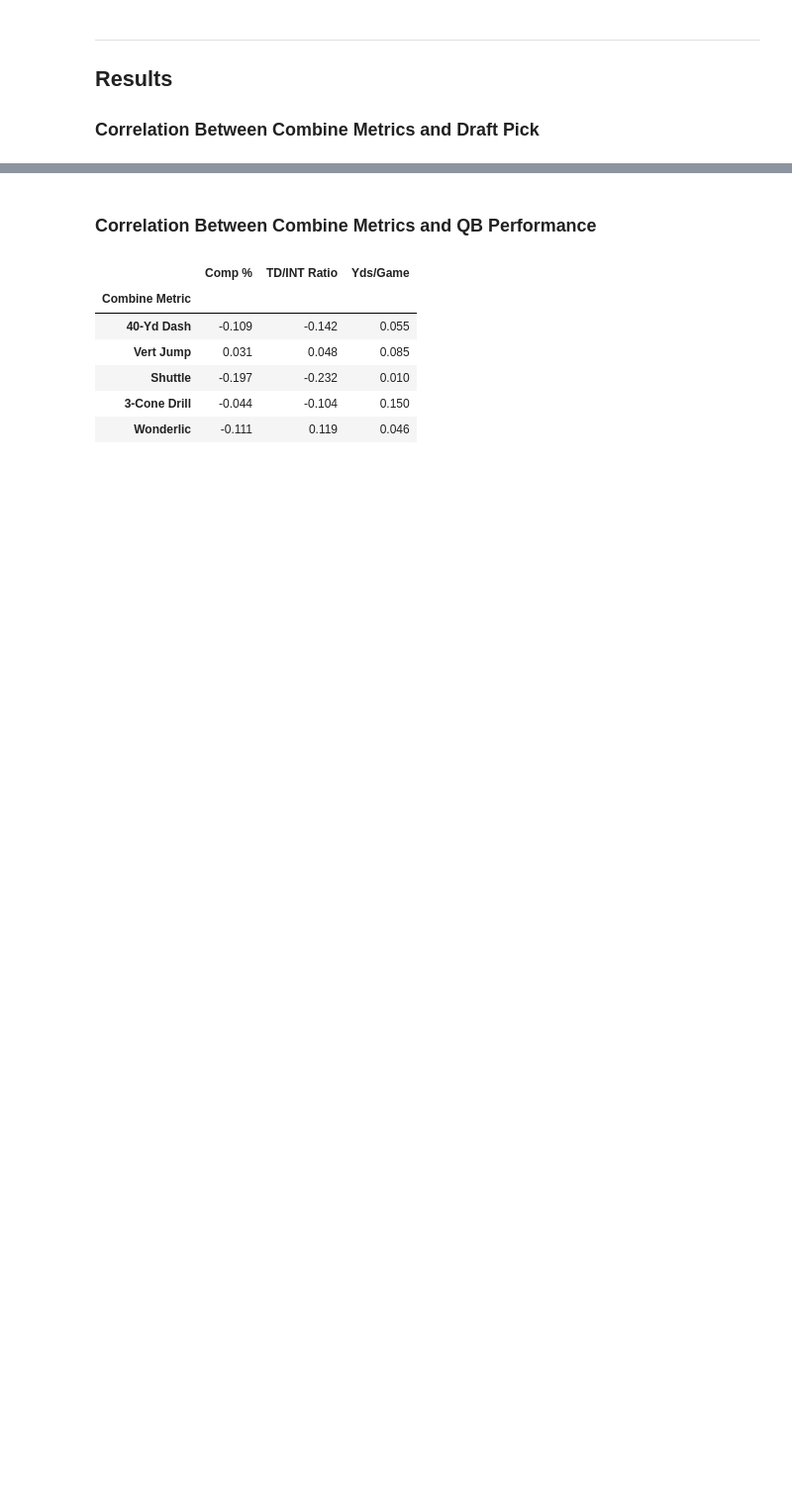
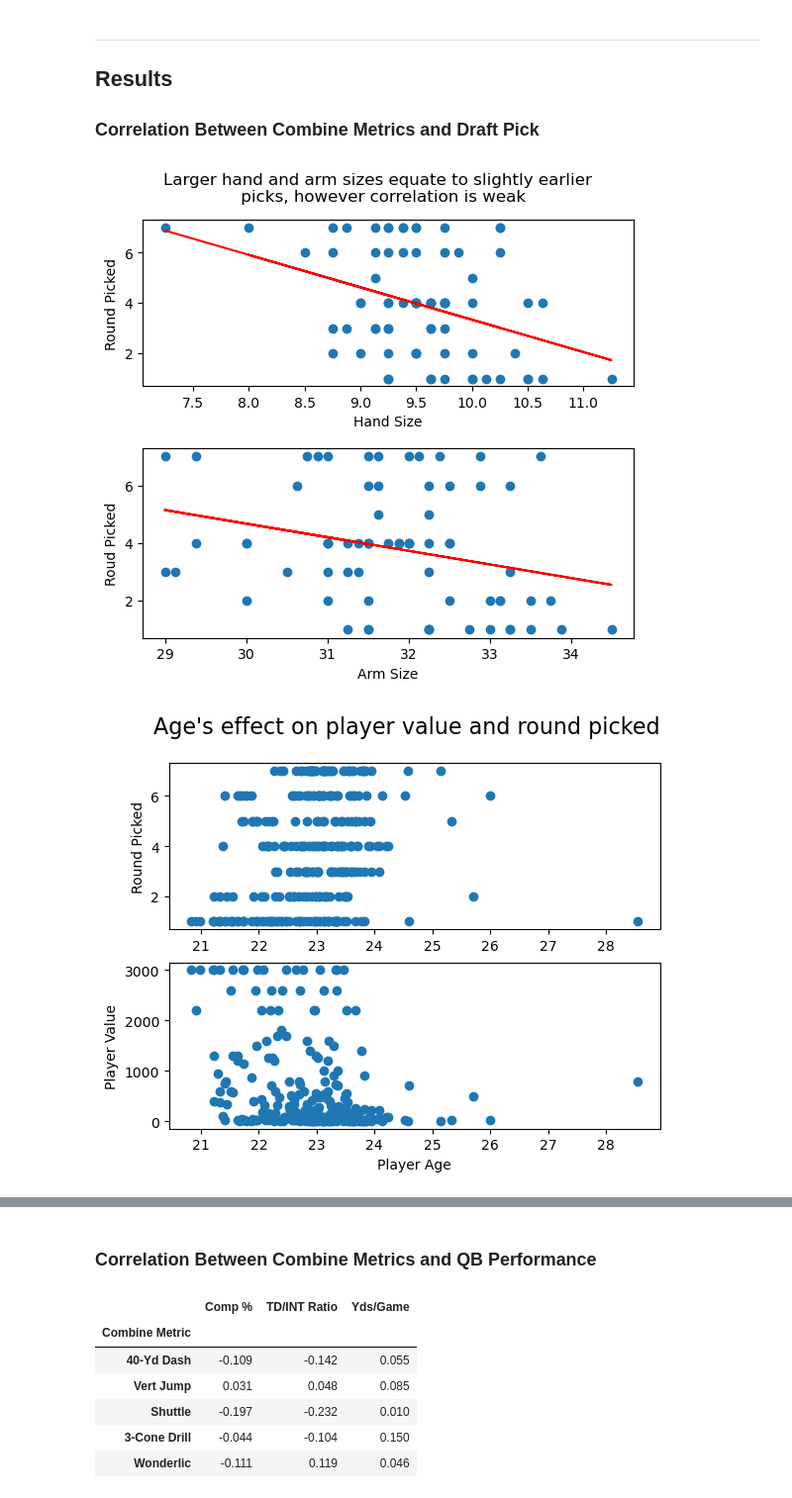
Before and after one commit to tuckersampson/final_project_151, a Jupyter notebook: final_project_notebook_Henry.ipynb, the cells around one changed output, grey strips where cells are left out. Shown at 99% size. Saved outputs shown, nothing was run; the diff lists cells and outputs as text; code cells hidden in the pictures; blank space fills up the shorter version.

```diff
--- a/final_project_notebook_Henry.ipynb
+++ b/final_project_notebook_Henry.ipynb
@@ -298,4 +263,49 @@ display(
 ## Results
 
 ### Correlation Between Combine Metrics and Draft Pick
+# %%
+# Find regression coefficients between hand size and round picked, as well as arm size and roud picked
+model = smf.ols(formula = "Round ~ combineHand", data = combine_draft)
+model2 = smf.ols(formula = "Round ~ combineArm", data = combine_draft)
+coeffs = model.fit().params
+coeffs2 = model2.fit().params
+
+a = coeffs["Intercept"]
+b = coeffs["combineHand"]
+aa = coeffs2["Intercept"]
+bb = coeffs2["combineArm"]
+
+# Get predicted round picked values based on these coefficients
+predicted_round = np.array(combine_draft["combineHand"])
+predicted_round = (b * predicted_round) + a
+predicted_round_2 = np.array(combine_draft["combineArm"])
+predicted_round_2 = (bb * predicted_round_2) + aa
+
+# Plot hand size and arm size vs round
+figure, [a1, a2] = plt.subplots(2, 1)
+a1.scatter(combine_draft["combineHand"], combine_draft["Round"])
+a1.plot(combine_draft["combineHand"], predicted_round, color = "red")
+a1.set_xlabel("Hand Size")
+a1.set_ylabel("Round Picked")
+a2.scatter(combine_draft["combineArm"], combine_draft["Round"])
+a2.plot(combine_draft["combineArm"], predicted_round_2, color = "red")
+a2.set_xlabel("Arm Size")
+a2.set_ylabel("Roud Picked")
+a2.set_position([0.125, 0, 0.775, 0.4])
+figure.suptitle("Larger hand and arm sizes equate to slightly earlier \n " \
+"picks, however correlation is weak", fontsize = 12)
+plt.show()
+
+# Plot player age vs player value and round picked
+fig, [ax1, ax2] = plt.subplots(2, 1)
+ax1.scatter(combine_draft["ageAtDraft_x"], combine_draft["Round"])
+ax1.set_ylabel("Round Picked")
+ax2.scatter(combine_draft["ageAtDraft_x"], combine_draft["draftTradeValue"])
+ax2.set_xlabel("Player Age")
+ax2.set_ylabel("Player Value")
+fig.suptitle("Age's effect on player value and round picked", fontsize = 16)
+plt.show()
+# %% [output]
+[figure, added]
+[figure, added]
 # %%
```
Also changed, not shown: parts of 13 cells of this notebook.
